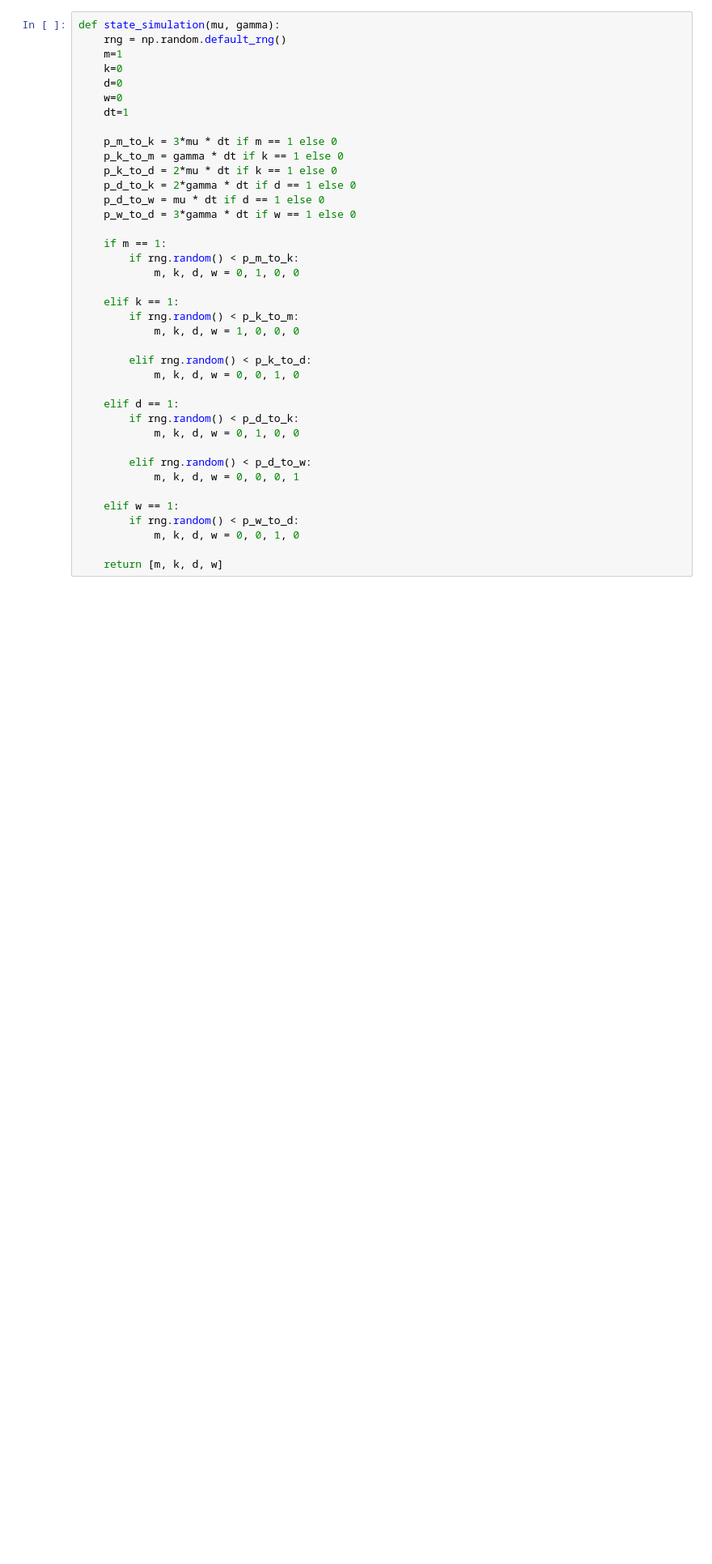
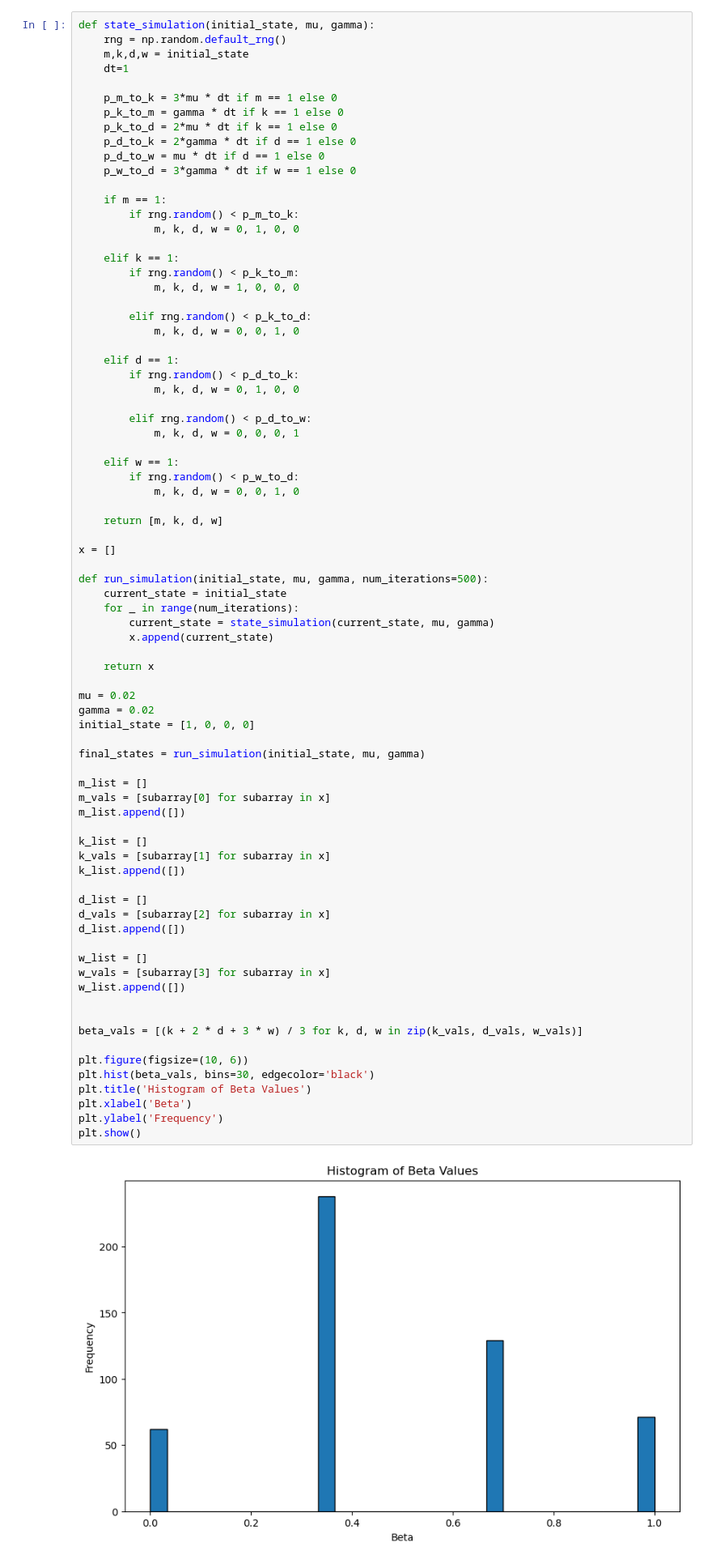
Before and after one commit to finn1010/Methylation-Distributions, a Jupyter notebook: state_sims.ipynb, the cells around one changed output. Shown at 81% size. Drawn from its saved outputs; the diff is of its cells as text; blank space fills up the shorter version.

```diff
--- a/state_sims.ipynb
+++ b/state_sims.ipynb
@@ -161,43 +168,84 @@ plt.show()
 # %% [markdown]
 Trisomy State simulationn
 # %%
-def state_simulation(mu, gamma):
+def state_simulation(initial_state, mu, gamma):
     rng = np.random.default_rng()
-    m=1
-    k=0
-    d=0
-    w=0
+    m,k,d,w = initial_state
     dt=1
 
     p_m_to_k = 3*mu * dt if m == 1 else 0
     p_k_to_m = gamma * dt if k == 1 else 0
     p_k_to_d = 2*mu * dt if k == 1 else 0
     p_d_to_k = 2*gamma * dt if d == 1 else 0
     p_d_to_w = mu * dt if d == 1 else 0
     p_w_to_d = 3*gamma * dt if w == 1 else 0
 
     if m == 1:
         if rng.random() < p_m_to_k:
             m, k, d, w = 0, 1, 0, 0
 
     elif k == 1:
         if rng.random() < p_k_to_m:
             m, k, d, w = 1, 0, 0, 0
 
         elif rng.random() < p_k_to_d:
             m, k, d, w = 0, 0, 1, 0
 
     elif d == 1:
         if rng.random() < p_d_to_k:
             m, k, d, w = 0, 1, 0, 0
 
         elif rng.random() < p_d_to_w:
             m, k, d, w = 0, 0, 0, 1
 
     elif w == 1:
         if rng.random() < p_w_to_d:
             m, k, d, w = 0, 0, 1, 0
 
     return [m, k, d, w]
+
+x = []
+
+def run_simulation(initial_state, mu, gamma, num_iterations=500):
+    current_state = initial_state
+    for _ in range(num_iterations):
+        current_state = state_simulation(current_state, mu, gamma)
+        x.append(current_state)
+
+    return x
+
+mu = 0.02
+gamma = 0.02
+initial_state = [1, 0, 0, 0]
+
+final_states = run_simulation(initial_state, mu, gamma)
+
+m_list = []
+m_vals = [subarray[0] for subarray in x]
+m_list.append([])
+
+k_list = []
+k_vals = [subarray[1] for subarray in x]
+k_list.append([])
+
+d_list = []
+d_vals = [subarray[2] for subarray in x]
+d_list.append([])
+
+w_list = []
+w_vals = [subarray[3] for subarray in x]
+w_list.append([])
+
+
+beta_vals = [(k + 2 * d + 3 * w) / 3 for k, d, w in zip(k_vals, d_vals, w_vals)]
+
+plt.figure(figsize=(10, 6))
+plt.hist(beta_vals, bins=30, edgecolor='black')
+plt.title('Histogram of Beta Values')
+plt.xlabel('Beta')
+plt.ylabel('Frequency')
+plt.show()
+# %% [output]
+[figure, added]
 # %% [markdown]
 I think i need to modify this so that once the simulation has been run the the new state is saved and then input into the state simulation function as right now I think it is just repeating the transition from state m to state k
```
Also changed, not shown: parts of 9 cells of this notebook.
